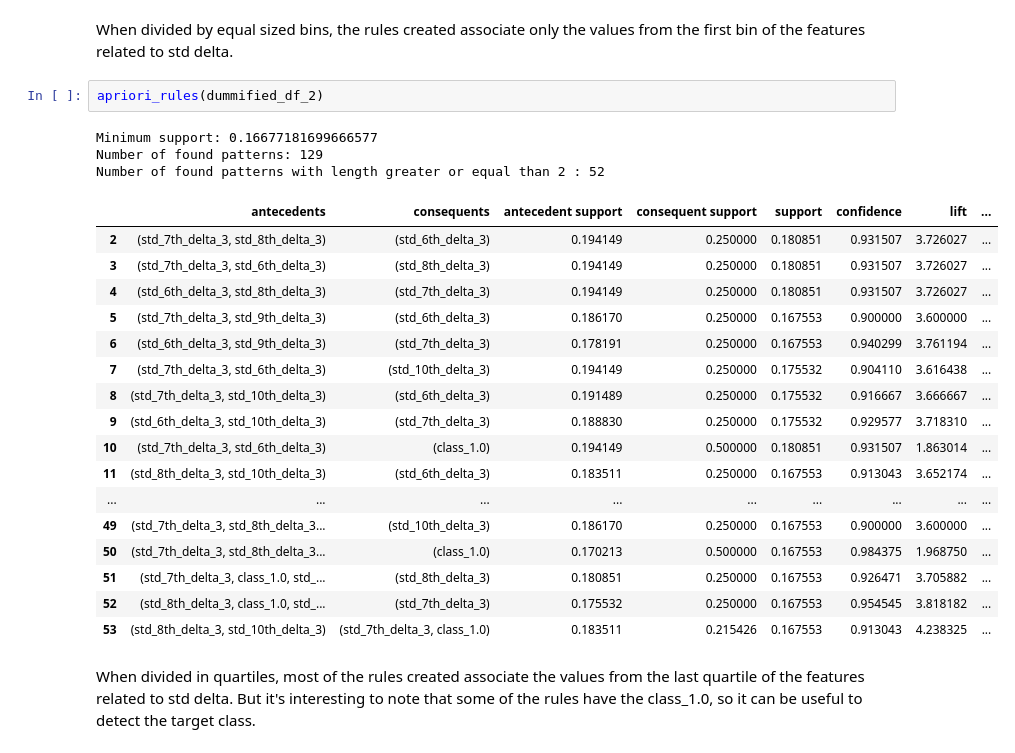
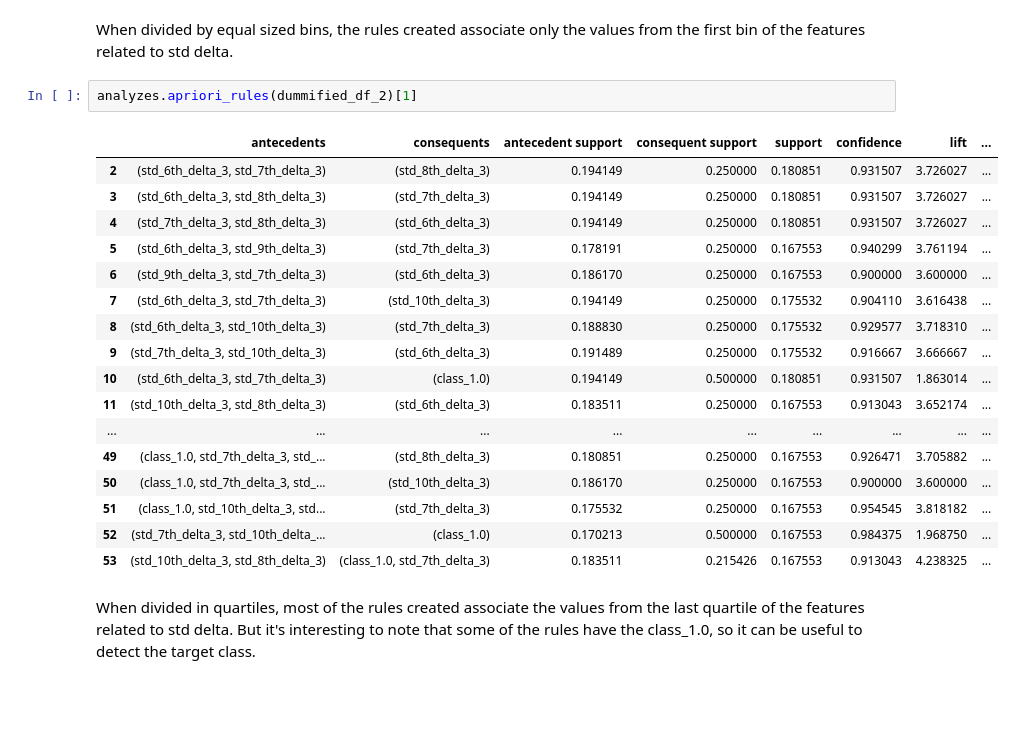
Before and after one commit to RenanNunes/Data_Science_Project_IST, a Jupyter notebook: parkinson_diasease/06_Pattern_Mining.ipynb, the cells around one changed output. Cells and saved outputs as stored; diff of their text form; blank space fills up the shorter version.

```diff
--- a/parkinson_diasease/06_Pattern_Mining.ipynb
+++ b/parkinson_diasease/06_Pattern_Mining.ipynb
@@ -173,28 +181,25 @@ Number of found patterns with length greater or equal than 2 : 10
 # %% [markdown]
 When divided by equal sized bins, the rules created associate only the values from the first bin of the features related to std delta.
-# %%
-apriori_rules(dummified_df_2)
-# %% [output]
-Minimum support: 0.16677181699666577
-Number of found patterns: 129
-Number of found patterns with length greater or equal than 2 : 52
-|  | antecedents | consequents | antecedent support | consequent support | support | confidence | lift | ... |
-| 2 | (std_7th_delta_3, std_8th_delta_3) | (std_6th_delta_3) | 0.194149 | 0.250000 | 0.180851 | 0.931507 | 3.726027 | ... |
-| 3 | (std_7th_delta_3, std_6th_delta_3) | (std_8th_delta_3) | 0.194149 | 0.250000 | 0.180851 | 0.931507 | 3.726027 | ... |
-| 4 | (std_6th_delta_3, std_8th_delta_3) | (std_7th_delta_3) | 0.194149 | 0.250000 | 0.180851 | 0.931507 | 3.726027 | ... |
-| 5 | (std_7th_delta_3, std_9th_delta_3) | (std_6th_delta_3) | 0.186170 | 0.250000 | 0.167553 | 0.900000 | 3.600000 | ... |
-| 6 | (std_6th_delta_3, std_9th_delta_3) | (std_7th_delta_3) | 0.178191 | 0.250000 | 0.167553 | 0.940299 | 3.761194 | ... |
-| 7 | (std_7th_delta_3, std_6th_delta_3) | (std_10th_delta_3) | 0.194149 | 0.250000 | 0.175532 | 0.904110 | 3.616438 | ... |
-| 8 | (std_7th_delta_3, std_10th_delta_3) | (std_6th_delta_3) | 0.191489 | 0.250000 | 0.175532 | 0.916667 | 3.666667 | ... |
-| 9 | (std_6th_delta_3, std_10th_delta_3) | (std_7th_delta_3) | 0.188830 | 0.250000 | 0.175532 | 0.929577 | 3.718310 | ... |
-| 10 | (std_7th_delta_3, std_6th_delta_3) | (class_1.0) | 0.194149 | 0.500000 | 0.180851 | 0.931507 | 1.863014 | ... |
-| 11 | (std_8th_delta_3, std_10th_delta_3) | (std_6th_delta_3) | 0.183511 | 0.250000 | 0.167553 | 0.913043 | 3.652174 | ... |
-| ... | ... | ... | ... | ... | ... | ... | ... | ... |
-| 49 | (std_7th_delta_3, std_8th_delta_3... | (std_10th_delta_3) | 0.186170 | 0.250000 | 0.167553 | 0.900000 | 3.600000 | ... |
-| 50 | (std_7th_delta_3, std_8th_delta_3... | (class_1.0) | 0.170213 | 0.500000 | 0.167553 | 0.984375 | 1.968750 | ... |
-| 51 | (std_7th_delta_3, class_1.0, std_... | (std_8th_delta_3) | 0.180851 | 0.250000 | 0.167553 | 0.926471 | 3.705882 | ... |
-| 52 | (std_8th_delta_3, class_1.0, std_... | (std_7th_delta_3) | 0.175532 | 0.250000 | 0.167553 | 0.954545 | 3.818182 | ... |
-| 53 | (std_8th_delta_3, std_10th_delta_3) | (std_7th_delta_3, class_1.0) | 0.183511 | 0.215426 | 0.167553 | 0.913043 | 4.238325 | ... |
+# %%
+analyzes.apriori_rules(dummified_df_2)[1]
+# %% [output]
+|  | antecedents | consequents | antecedent support | consequent support | support | confidence | lift | ... |
+| 2 | (std_6th_delta_3, std_7th_delta_3) | (std_8th_delta_3) | 0.194149 | 0.250000 | 0.180851 | 0.931507 | 3.726027 | ... |
+| 3 | (std_6th_delta_3, std_8th_delta_3) | (std_7th_delta_3) | 0.194149 | 0.250000 | 0.180851 | 0.931507 | 3.726027 | ... |
+| 4 | (std_7th_delta_3, std_8th_delta_3) | (std_6th_delta_3) | 0.194149 | 0.250000 | 0.180851 | 0.931507 | 3.726027 | ... |
+| 5 | (std_6th_delta_3, std_9th_delta_3) | (std_7th_delta_3) | 0.178191 | 0.250000 | 0.167553 | 0.940299 | 3.761194 | ... |
+| 6 | (std_9th_delta_3, std_7th_delta_3) | (std_6th_delta_3) | 0.186170 | 0.250000 | 0.167553 | 0.900000 | 3.600000 | ... |
+| 7 | (std_6th_delta_3, std_7th_delta_3) | (std_10th_delta_3) | 0.194149 | 0.250000 | 0.175532 | 0.904110 | 3.616438 | ... |
+| 8 | (std_6th_delta_3, std_10th_delta_3) | (std_7th_delta_3) | 0.188830 | 0.250000 | 0.175532 | 0.929577 | 3.718310 | ... |
+| 9 | (std_7th_delta_3, std_10th_delta_3) | (std_6th_delta_3) | 0.191489 | 0.250000 | 0.175532 | 0.916667 | 3.666667 | ... |
+| 10 | (std_6th_delta_3, std_7th_delta_3) | (class_1.0) | 0.194149 | 0.500000 | 0.180851 | 0.931507 | 1.863014 | ... |
+| 11 | (std_10th_delta_3, std_8th_delta_3) | (std_6th_delta_3) | 0.183511 | 0.250000 | 0.167553 | 0.913043 | 3.652174 | ... |
+| ... | ... | ... | ... | ... | ... | ... | ... | ... |
+| 49 | (class_1.0, std_7th_delta_3, std_... | (std_8th_delta_3) | 0.180851 | 0.250000 | 0.167553 | 0.926471 | 3.705882 | ... |
+| 50 | (class_1.0, std_7th_delta_3, std_... | (std_10th_delta_3) | 0.186170 | 0.250000 | 0.167553 | 0.900000 | 3.600000 | ... |
+| 51 | (class_1.0, std_10th_delta_3, std... | (std_7th_delta_3) | 0.175532 | 0.250000 | 0.167553 | 0.954545 | 3.818182 | ... |
+| 52 | (std_7th_delta_3, std_10th_delta_... | (class_1.0) | 0.170213 | 0.500000 | 0.167553 | 0.984375 | 1.968750 | ... |
+| 53 | (std_10th_delta_3, std_8th_delta_3) | (class_1.0, std_7th_delta_3) | 0.183511 | 0.215426 | 0.167553 | 0.913043 | 4.238325 | ... |
 # %% [markdown]
 When divided in quartiles, most of the rules created associate the values from the last quartile of the features related to std delta. But it's interesting to note that some of the rules have the class_1.0, so it can be useful to detect the target class.
 # %% [markdown]
```
Also changed, not shown: parts of 12 cells of this notebook, 2 other files.
